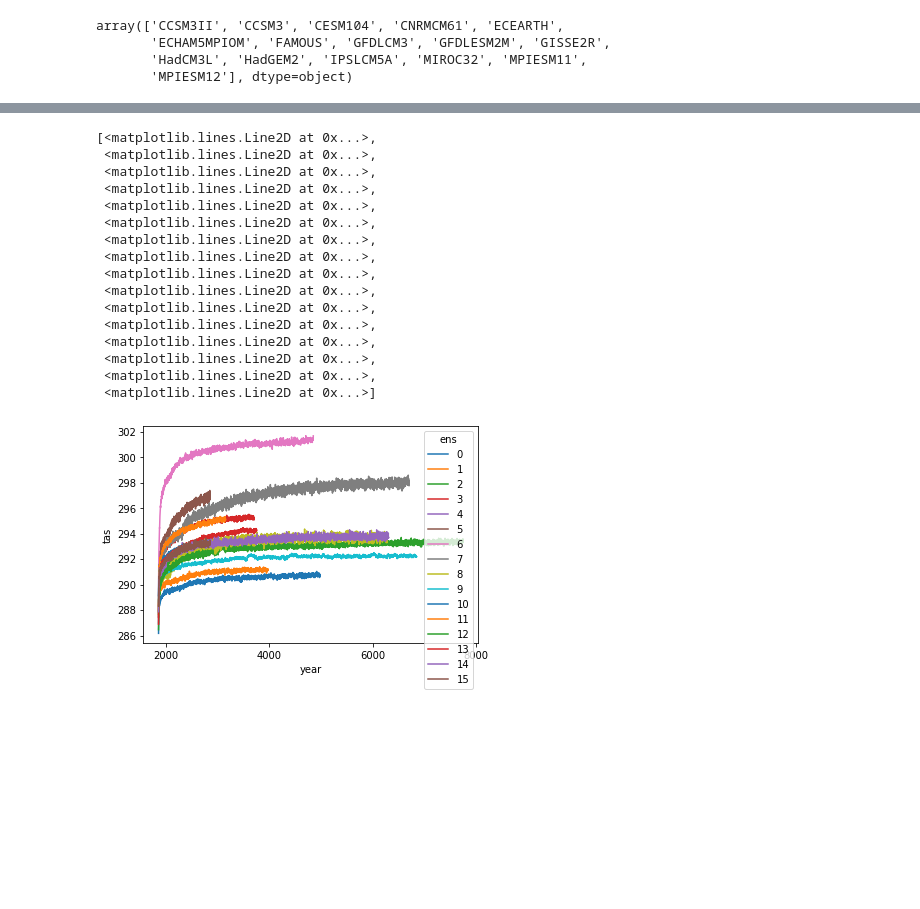
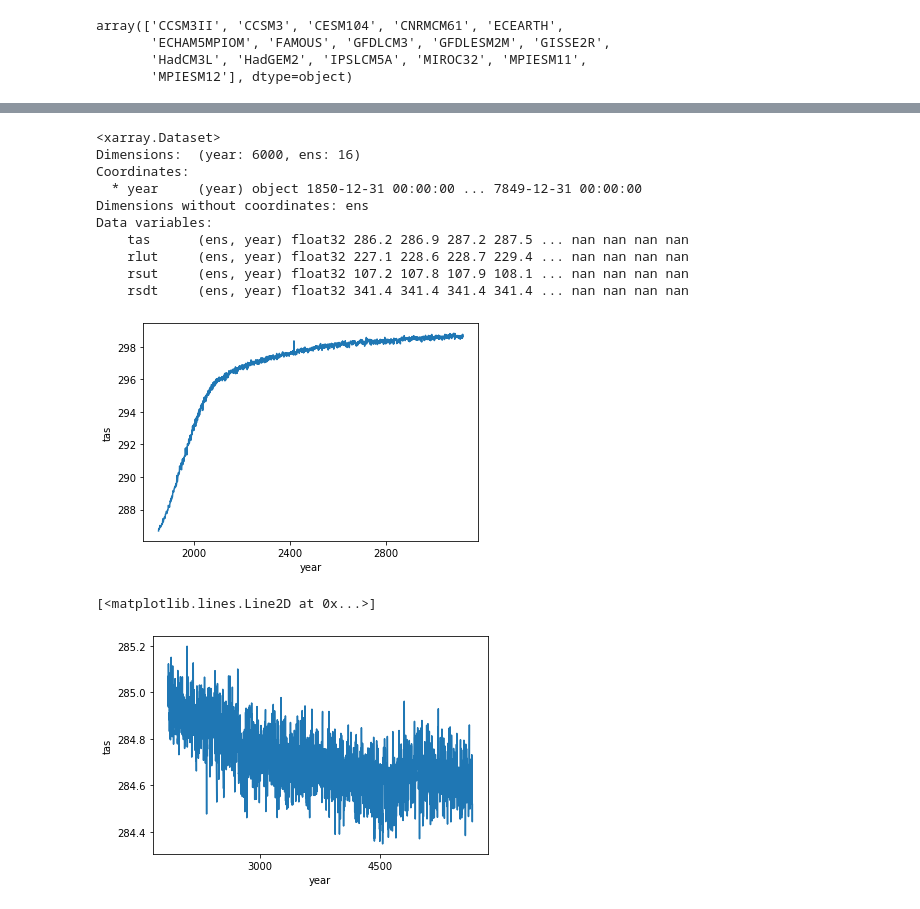
Before and after one commit to benmsanderson/energybalance, a Jupyter notebook: get_lrmip.ipynb, the cells around one changed output, grey strips where cells are left out. Drawn from its saved outputs; the diff is of its cells as text; code cells hidden in the pictures; blank space fills up the shorter version.

```diff
--- a/get_lrmip.ipynb
+++ b/get_lrmip.ipynb
@@ -385,7 +440,7 @@ for j,fld in enumerate(flds):
 # %%
-tmp4=xr.merge(dexp)
+tmp4=xr.merge(dexp_o)
 tmp4.to_netcdf('/content/drive/MyDrive/colab_4xco2/lrmip2_4x.nc')
-tmpc=xr.merge(dcnt)
+tmpc=xr.merge(dcnt_o)
 tmpc.to_netcdf('/content/drive/MyDrive/colab_4xco2/lrmip2_cnt.nc')
 # %%
 tmp4
@@ -424,22 +479,22 @@ Data variables:
     rsut     (ens, year) float32 107.2 107.8 107.9 108.1 ... nan nan nan nan
     rsdt     (ens, year) float32 341.4 341.4 341.4 341.4 ... nan nan nan nan
 # %%
-tmp4.tas.plot.line(x='year')
+tmp4.tas[4,:].plot.line(x='year')
+tmp4
 # %% [output]
-[<matplotlib.lines.Line2D at 0x...>,
- <matplotlib.lines.Line2D at 0x...>,
- <matplotlib.lines.Line2D at 0x...>,
- <matplotlib.lines.Line2D at 0x...>,
- <matplotlib.lines.Line2D at 0x...>,
- <matplotlib.lines.Line2D at 0x...>,
- <matplotlib.lines.Line2D at 0x...>,
- <matplotlib.lines.Line2D at 0x...>,
- <matplotlib.lines.Line2D at 0x...>,
- <matplotlib.lines.Line2D at 0x...>,
- <matplotlib.lines.Line2D at 0x...>,
- <matplotlib.lines.Line2D at 0x...>,
- <matplotlib.lines.Line2D at 0x...>,
- <matplotlib.lines.Line2D at 0x...>,
- <matplotlib.lines.Line2D at 0x...>,
- <matplotlib.lines.Line2D at 0x...>]
+<xarray.Dataset>
+Dimensions:  (year: 6000, ens: 16)
+Coordinates:
+  * year     (year) object 1850-12-31 00:00:00 ... 7849-12-31 00:00:00
+Dimensions without coordinates: ens
+Data variables:
+    tas      (ens, year) float32 286.2 286.9 287.2 287.5 ... nan nan nan nan
+    rlut     (ens, year) float32 227.1 228.6 228.7 229.4 ... nan nan nan nan
+    rsut     (ens, year) float32 107.2 107.8 107.9 108.1 ... nan nan nan nan
+    rsdt     (ens, year) float32 341.4 341.4 341.4 341.4 ... nan nan nan nan
-[figure, old version]
+[figure, new version]
+# %%
+tmpc.tas[0,:].plot()
+# %% [output]
+[<matplotlib.lines.Line2D at 0x...>]
+[figure, added]
```
Also changed, not shown: parts of 7 cells of this notebook.
